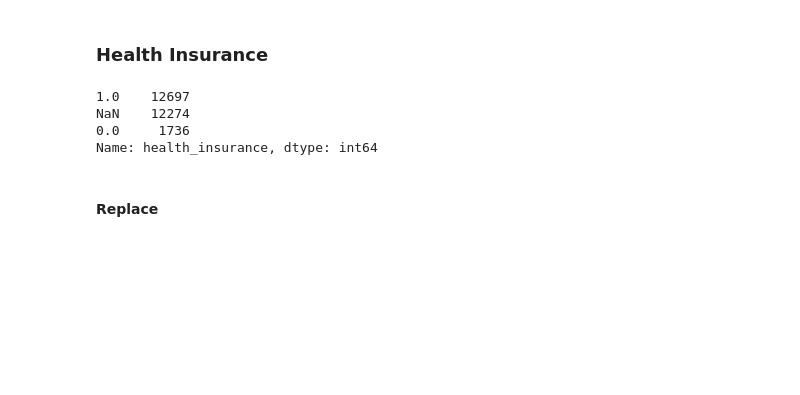
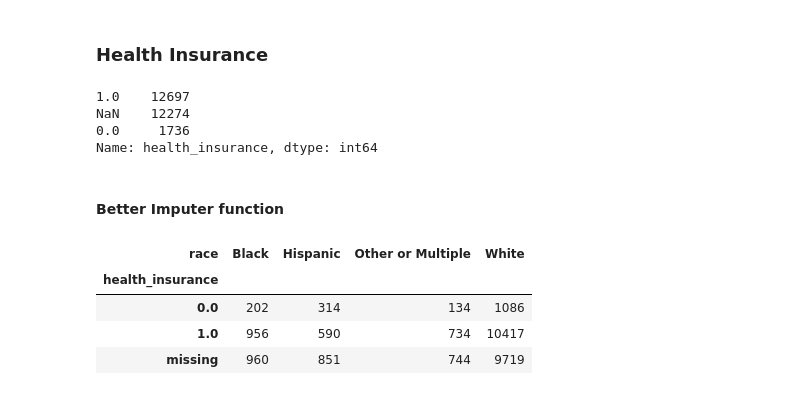
Before and after one commit to RyanMcCall/h1n1_flu_ds, a Jupyter notebook: notebooks/3.0-rem-prepare.ipynb, the cells around one changed output. Cells and saved outputs as stored; diff of their text form; code cells hidden in the pictures; blank space fills up the shorter version.

Commit message:
Continue developing impute funtion

```diff
--- a/notebooks/3.0-rem-prepare.ipynb
+++ b/notebooks/3.0-rem-prepare.ipynb
@@ -191,5 +191,5 @@ NaN    12274
 Name: health_insurance, dtype: int64
 # %%
 Xtrain.health_insurance = Xtrain.health_insurance.fillna('missing')
-# %% [markdown]
-#### Replace
+# %% [markdown]
+#### Better Imputer function
@@ -195,0 +198,8 @@ Xtrain.health_insurance = Xtrain.health_insurance.fillna('missing')
+# %%
+pd.crosstab(Xtrain.health_insurance, Xtrain.race)
+# %% [output]
+| race | Black | Hispanic | Other or Multiple | White |
+| health_insurance |  |  |  |  |
+| 0.0 | 202 | 314 | 134 | 1086 |
+| 1.0 | 956 | 590 | 734 | 10417 |
+| missing | 960 | 851 | 744 | 9719 |
```
Also changed, not shown: parts of 1 cell of this notebook.
